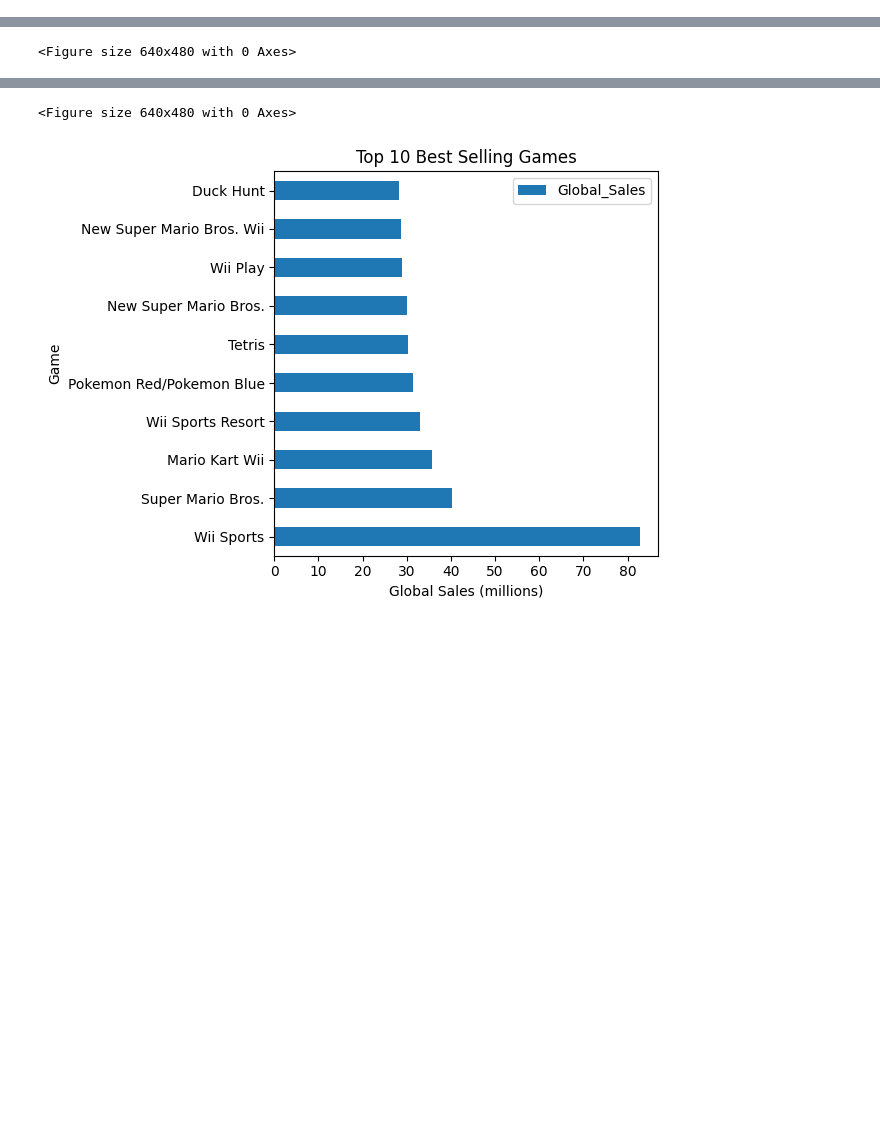
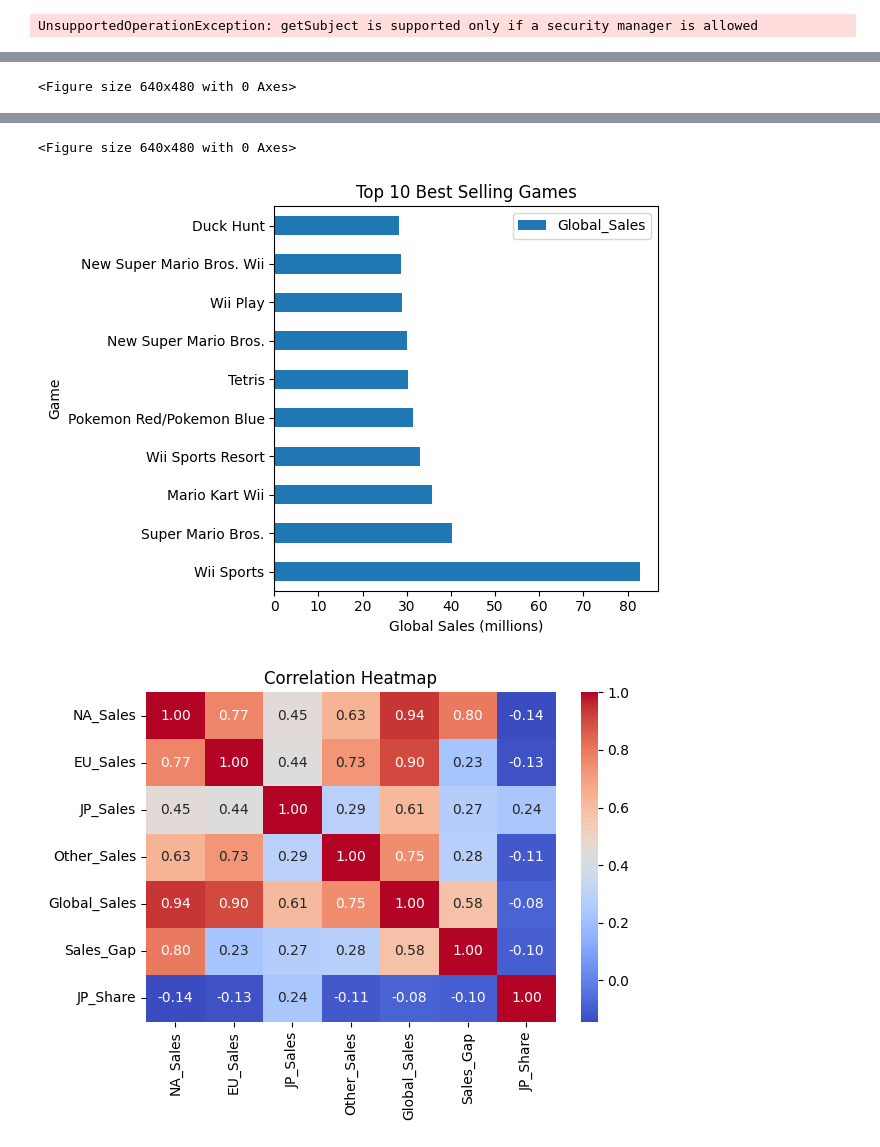
Before and after one commit to Iulia2005/Revenue_Trend_Forecasting_Wacom_Company_BigDataFundametals_Project, a Jupyter notebook: RevenueTrendForecasting.ipynb, the cells around one changed output, grey strips where cells are left out. Drawn from its saved outputs; the diff is of its cells as text; code cells hidden in the pictures; blank space fills up the shorter version.

```diff
--- a/RevenueTrendForecasting.ipynb
+++ b/RevenueTrendForecasting.ipynb
@@ -114,6 +114,24 @@ plt.title("Top 10 Best Selling Games")
 plt.xlabel("Global Sales (millions)")
 plt.ylabel("Game")
 plt.tight_layout()
+
+# Correlation Heatmap
+plt.figure()
+corr = df[["NA_Sales", "EU_Sales", "JP_Sales", "Other_Sales", "Global_Sales", "Sales_Gap", "JP_Share"]].corr()
+sns.heatmap(corr, annot=True, fmt=".2f", cmap="coolwarm")
+plt.title("Correlation Heatmap")
+plt.tight_layout()
+
+# ========== PySpark Processing ==========
+# Starting Spark Session
+from pyspark.sql import SparkSession
+spark = SparkSession.builder.appName("VideoGameSales").getOrCreate()
+print(spark)
+
+# Load data into Spark DataFrame
+df_spark = spark.read.csv("cleaned_vgsales.csv", header=True, inferSchema=True)
+print(df_spark.count())
+df_spark.printSchema()
 # %% [output]
 (16598, 11)
    Rank             Name Platform    Year     Genre   Publisher  NA_Sales  \
@@ -135,6 +153,8 @@ plt.tight_layout()
+UnsupportedOperationException: getSubject is supported only if a security manager is allowed
 [figure]
 [figure]
-<Figure size 640x480 with 0 Axes>
+<Figure size 640x480 with 0 Axes>
 [figure]
-<Figure size 640x480 with 0 Axes>
+<Figure size 640x480 with 0 Axes>
 [figure]
+[figure, added]
```
Also changed, not shown: parts of 1 cell of this notebook.
